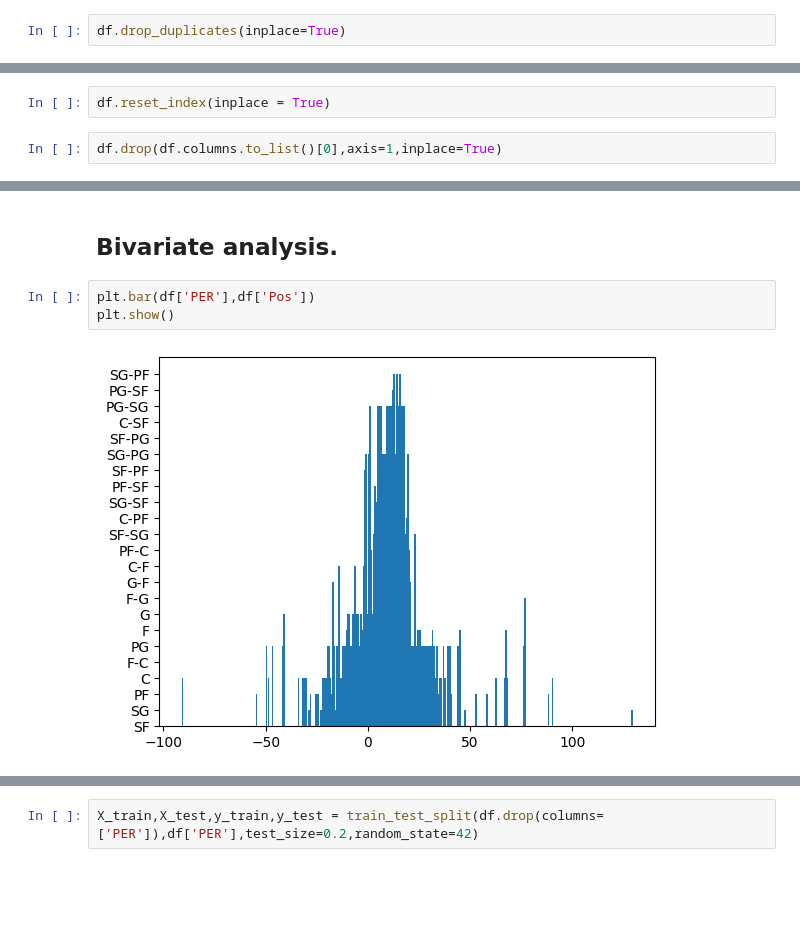
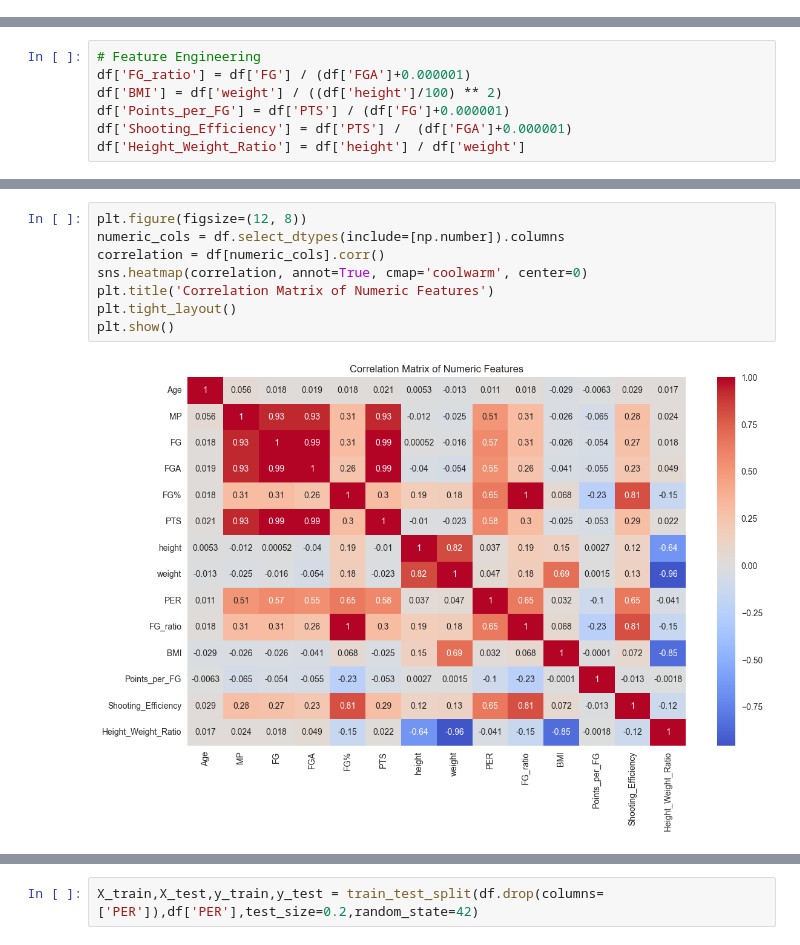
Before and after one commit to Stu-ops/Athlete-Performance-Prediction, a Jupyter notebook: Athlete-Performance-Prediction.ipynb, the cells around one changed output, grey strips where cells are left out. Cells and saved outputs as stored; diff of their text form; blank space fills up the shorter version.

```diff
--- a/Athlete-Performance-Prediction.ipynb
+++ b/Athlete-Performance-Prediction.ipynb
@@ -99,2 +45,0 @@ df.duplicated().sum()
-# %%
-df.drop_duplicates(inplace=True)
@@ -115,4 +45,0 @@ dtype: float64
-# %%
-df.reset_index(inplace = True)
-# %%
-df.drop(df.columns.to_list()[0],axis=1,inplace=True)
@@ -119 +48,8 @@ df.drop(df.columns.to_list()[0],axis=1,inplace=True)
+# %%
+# Feature Engineering
+df['FG_ratio'] = df['FG'] / (df['FGA']+0.000001)
+df['BMI'] = df['weight'] / ((df['height']/100) ** 2)
+df['Points_per_FG'] = df['PTS'] / (df['FG']+0.000001)
+df['Shooting_Efficiency'] = df['PTS'] /  (df['FGA']+0.000001)
+df['Height_Weight_Ratio'] = df['height'] / df['weight']
 # %% [markdown]
@@ -160,7 +57,10 @@ univariante()
-# %% [markdown]
-## Bivariate analysis.
-# %%
-plt.bar(df['PER'],df['Pos'])
-plt.show()
-# %% [output]
-[figure, removed]
+# %%
+plt.figure(figsize=(12, 8))
+numeric_cols = df.select_dtypes(include=[np.number]).columns
+correlation = df[numeric_cols].corr()
+sns.heatmap(correlation, annot=True, cmap='coolwarm', center=0)
+plt.title('Correlation Matrix of Numeric Features')
+plt.tight_layout()
+plt.show()
+# %% [output]
+[figure, added]
```
Also changed, not shown: parts of 46 cells of this notebook, 3 other files.
